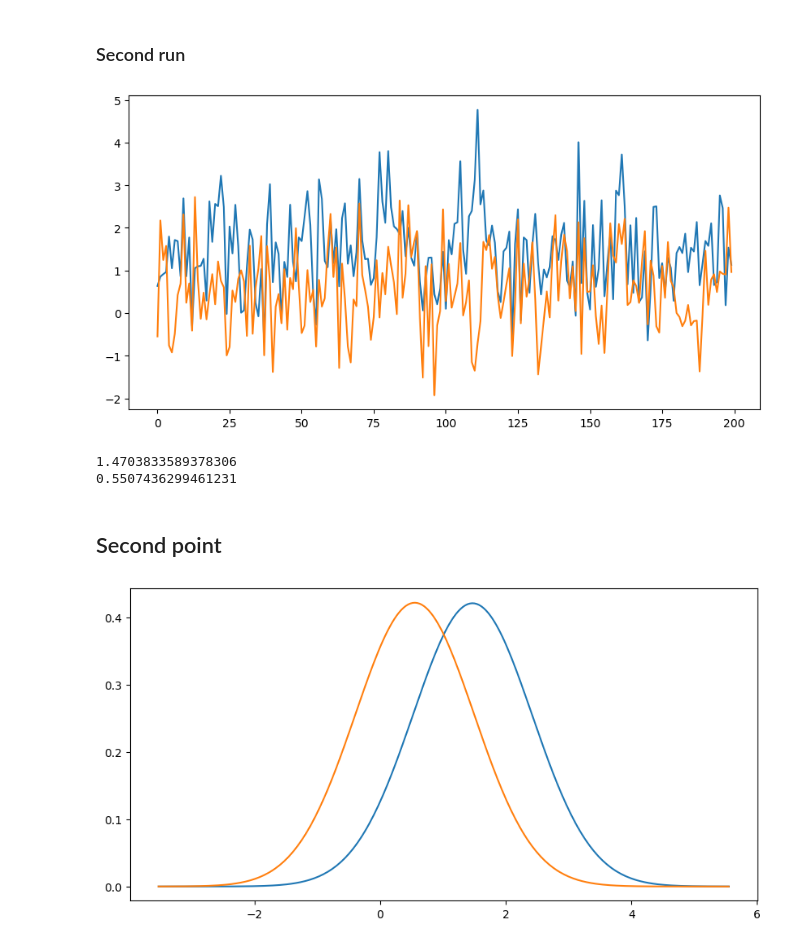
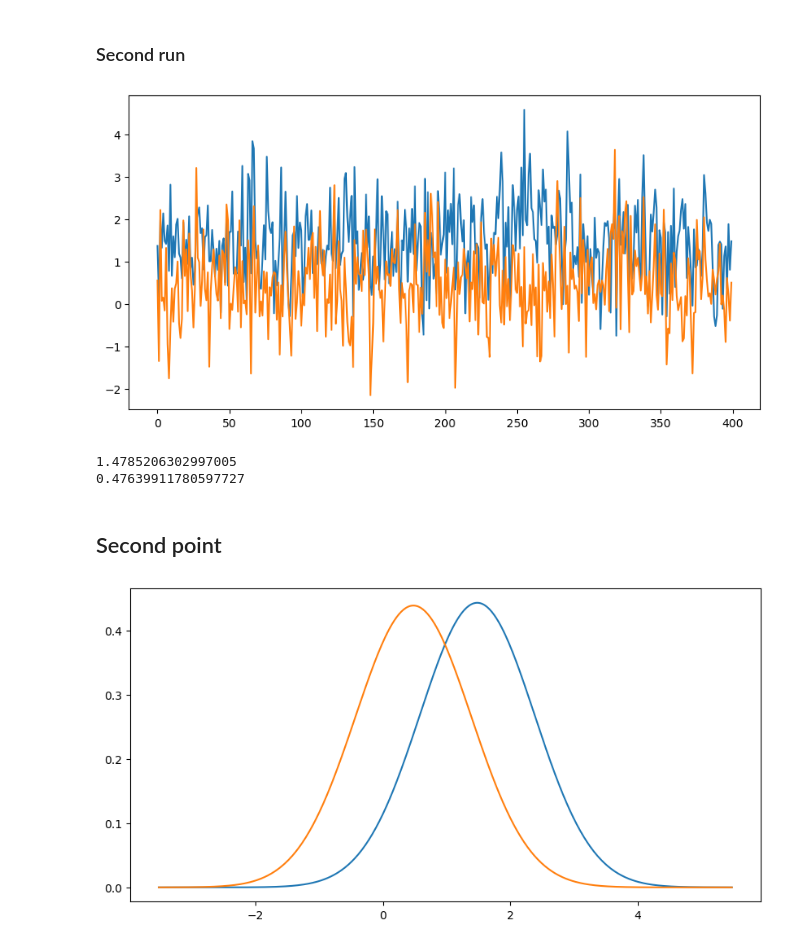
Before and after one commit to emiresenov/APML, a Jupyter notebook: Project.ipynb, the cells around one changed output. Saved outputs shown, nothing was run; the diff lists cells and outputs as text; code cells hidden in the pictures.

```diff
--- a/Project.ipynb
+++ b/Project.ipynb
@@ -60,13 +62,12 @@ y = 1
 # %% [markdown]
 ### First run
 # %%
-n_samples = 250
+n_samples = 500
 s_init = [1,-1]
 burn = 0
 s1, s2 = gibbs(y, mu_a, A, b, sigma_a, sigma_ba, n_samples, burn, s_init)
 plt.plot(s1)
 plt.plot(s2)
-plt.rcParams['figure.figsize'] = [10, 5]
 plt.show()
 
 print(np.mean(s1))
@@ -93,18 +104,18 @@ plt.show()
 # %% [markdown]
 ### Second run
 # %%
-burn = 50
+burn = 100
 s1, s2 = gibbs(y, mu_a, A, b, sigma_a, sigma_ba, n_samples, burn, s_init)
 plt.plot(s1)
 plt.plot(s2)
 plt.show()
 
 print(np.mean(s1))
 print(np.mean(s2))
 # %% [output]
-[figure, old version]
+[figure, new version]
-1.4703833589378306
-0.5507436299461231
+1.4785206302997005
+0.47639911780597727
 # %% [markdown]
 ## Second point
 # %%
@@ -123,4 +134,4 @@ plt.plot(xs, s1_gauss)
 plt.plot(xs, s2_gauss)
 plt.show()
 # %% [output]
-[figure, old version]
+[figure, new version]
```
Also changed, not shown: parts of 4 cells of this notebook.
